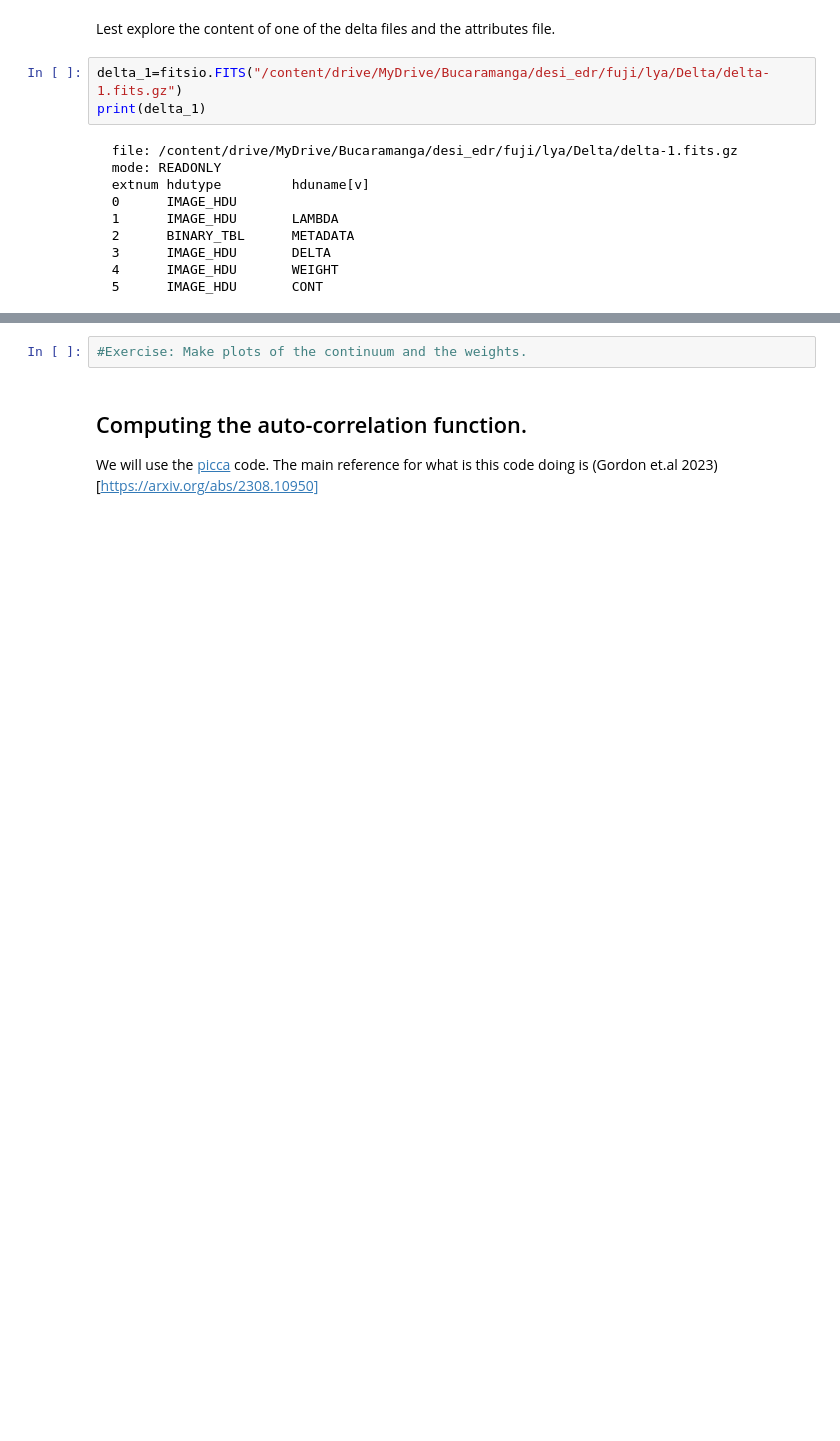
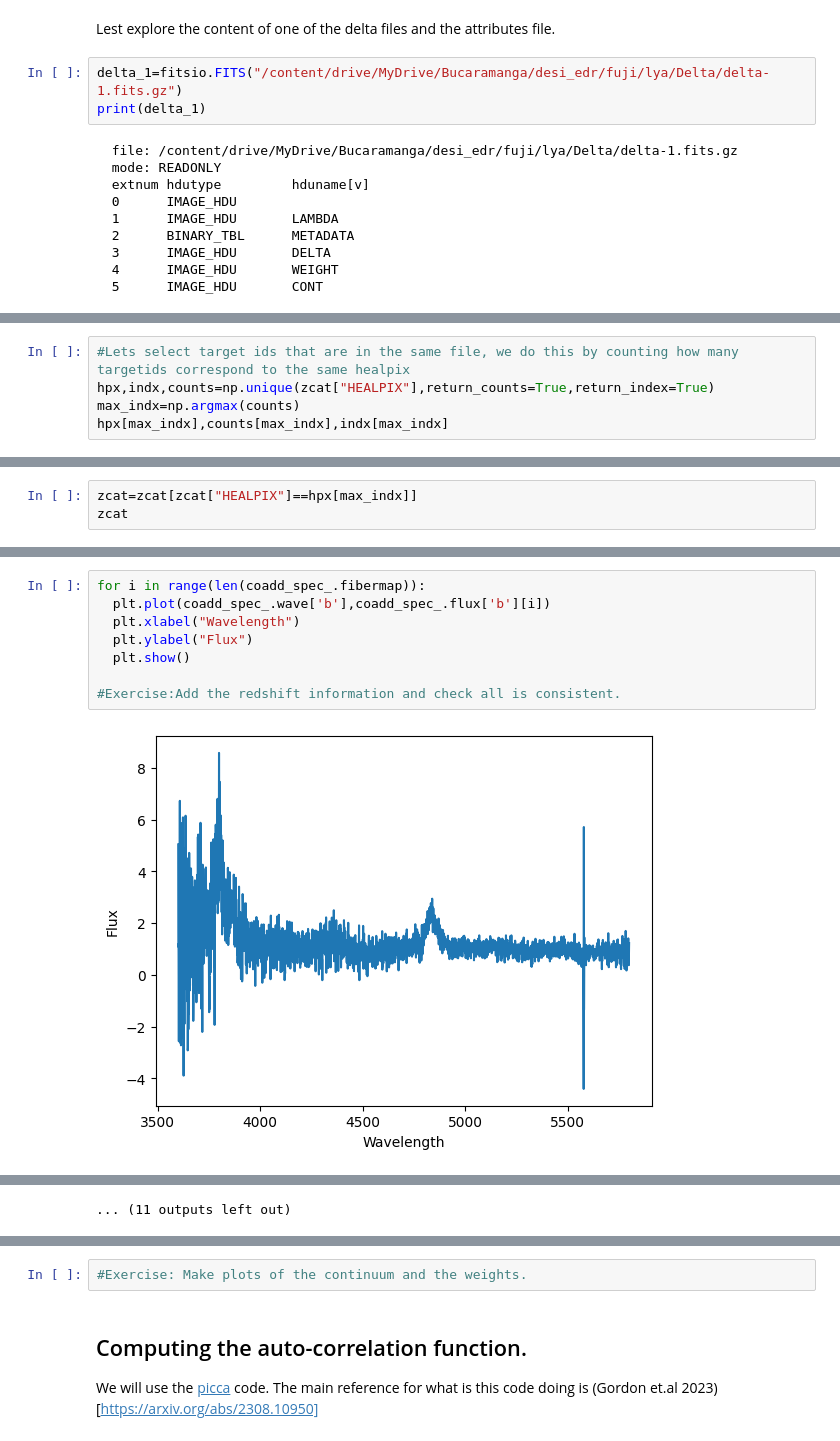
Before and after one commit to alxogm/tutorials, a Jupyter notebook: Lya_CF_colab.ipynb, the cells around one changed output, grey strips where cells are left out. Saved outputs shown, nothing was run; the diff lists cells and outputs as text; blank space fills up the shorter version.

```diff
--- a/Lya_CF_colab.ipynb
+++ b/Lya_CF_colab.ipynb
@@ -146,0 +159,5 @@ Table length=315
+# %%
+#Lets select target ids that are in the same file, we do this by counting how many targetids correspond to the same healpix
+hpx,indx,counts=np.unique(zcat["HEALPIX"],return_counts=True,return_index=True)
+max_indx=np.argmax(counts)
+hpx[max_indx],counts[max_indx],indx[max_indx]
@@ -146,0 +166,3 @@ Table length=315
+# %%
+zcat=zcat[zcat["HEALPIX"]==hpx[max_indx]]
+zcat
@@ -146,0 +254,10 @@ Table length=315
+# %%
+for i in range(len(coadd_spec_.fibermap)):
+  plt.plot(coadd_spec_.wave['b'],coadd_spec_.flux['b'][i])
+  plt.xlabel("Wavelength")
+  plt.ylabel("Flux")
+  plt.show()
+
+#Exercise:Add the redshift information and check all is consistent.
+# %% [output]
+[figure, added]
@@ -146,0 +275 @@ Table length=315
+... (11 outputs left out)
```
Also changed, not shown: parts of 19 cells of this notebook.
